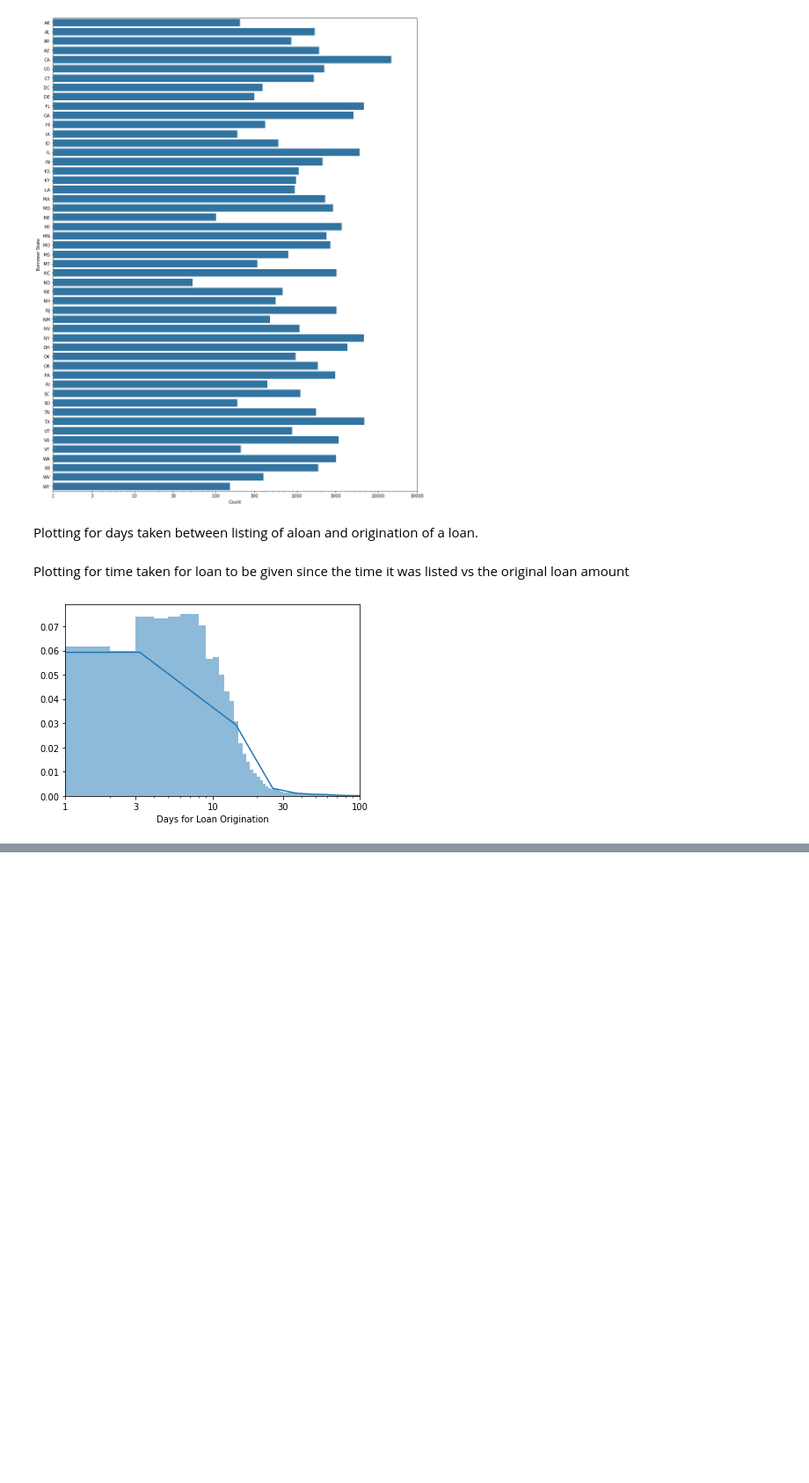
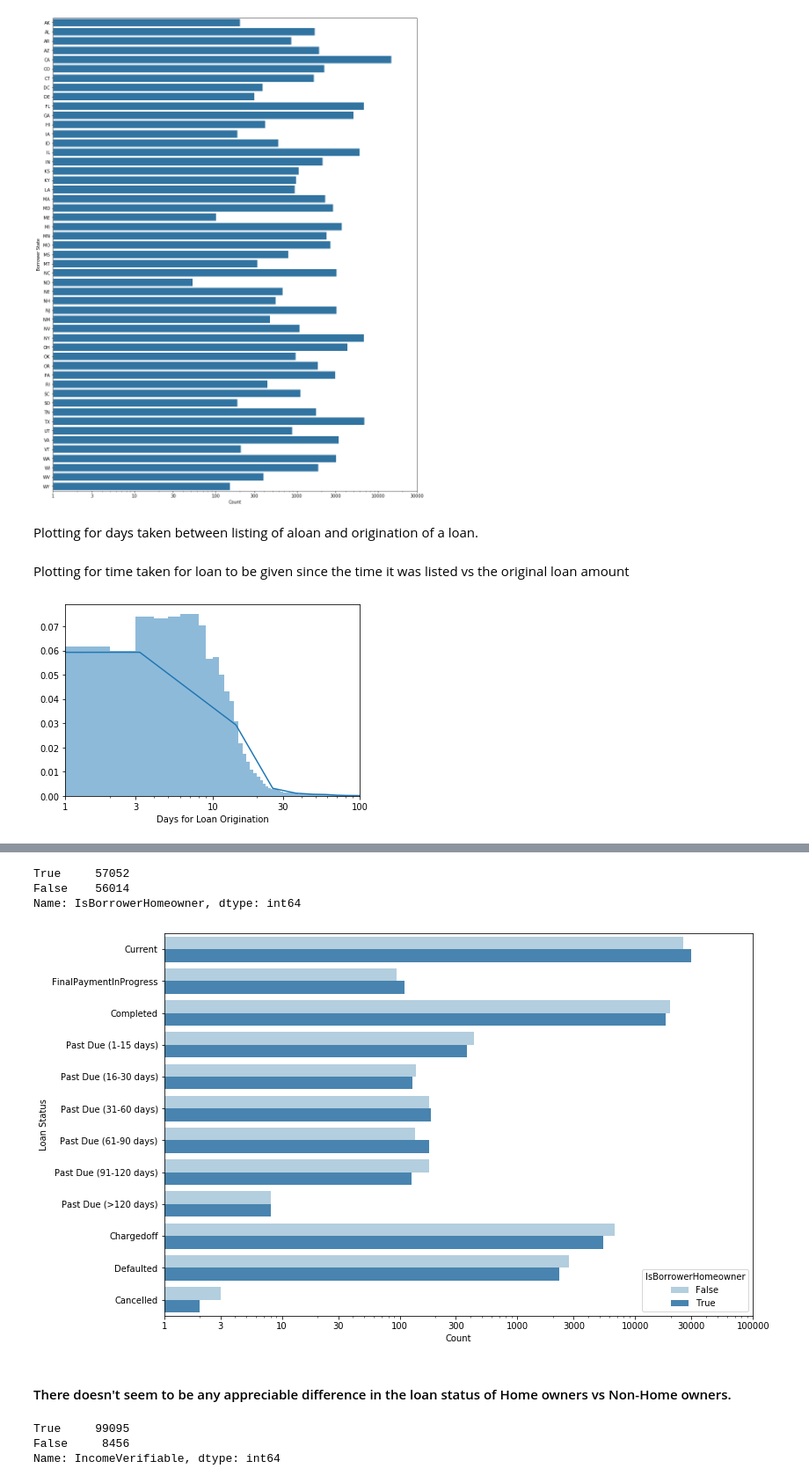
Before and after one commit to Dee-Dua/prosper-loans, a Jupyter notebook: exploration_template.ipynb, the cells around one changed output, grey strips where cells are left out. Shown: that part at 88% size. Saved outputs shown, nothing was run; the diff lists cells and outputs as text; code cells hidden in the pictures; blank space fills up the shorter version.

```diff
--- a/exploration_template.ipynb
+++ b/exploration_template.ipynb
@@ -356,0 +375,27 @@ plt.show()
+# %%
+# Check if borrower is a home owner
+df.IsBorrowerHomeowner.value_counts()
+# %% [output]
+True     57052
+False    56014
+Name: IsBorrowerHomeowner, dtype: int64
+# %%
+# Since the data is almost evenly split between homeowners and non-homeowners, let's see the Loan Status for each of them.
+plt.figure(figsize=[12, 8]);
+ax = sb.countplot(data = df, y = 'LoanStatus', hue='IsBorrowerHomeowner', palette = 'Blues');
+plt.xscale('log');
+x_ticks = [1, 3, 10, 30, 100, 300, 1000, 3000, 10000, 30000, 100000]
+plt.xticks(x_ticks, x_ticks);
+plt.xlabel('Count');
+plt.ylabel('Loan Status');
+# %% [output]
+[figure, added]
+# %% [markdown]
+#### There doesn't seem to be any appreciable difference in the loan status of Home owners vs Non-Home owners.
+# %%
+# Check if Income Verifiable
+df.IncomeVerifiable.value_counts()
+# %% [output]
+True     99095
+False     8456
+Name: IncomeVerifiable, dtype: int64
```
Also changed, not shown: parts of 18 cells of this notebook.
